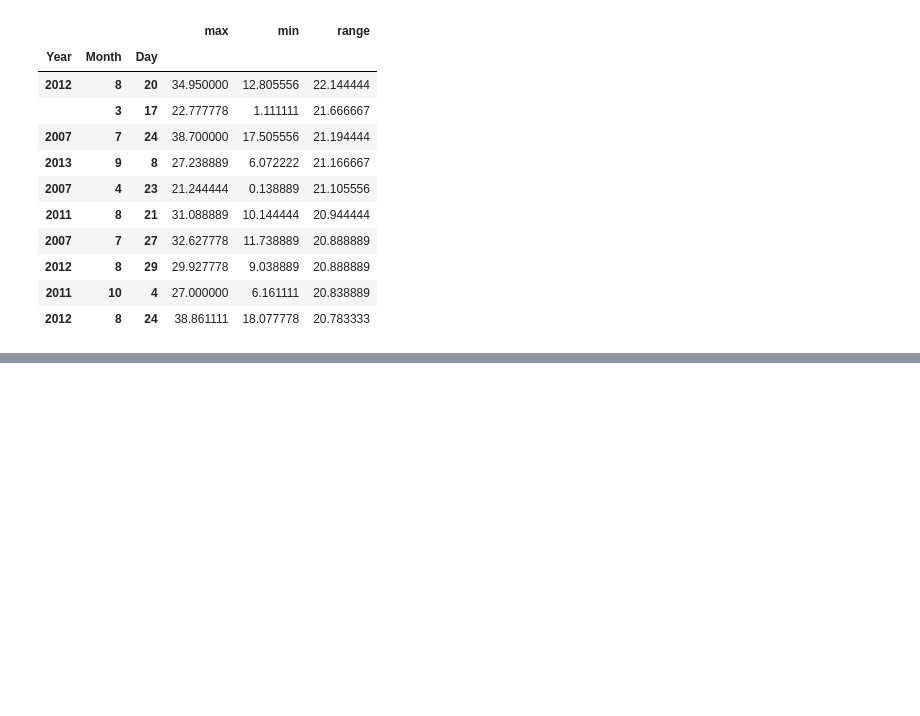
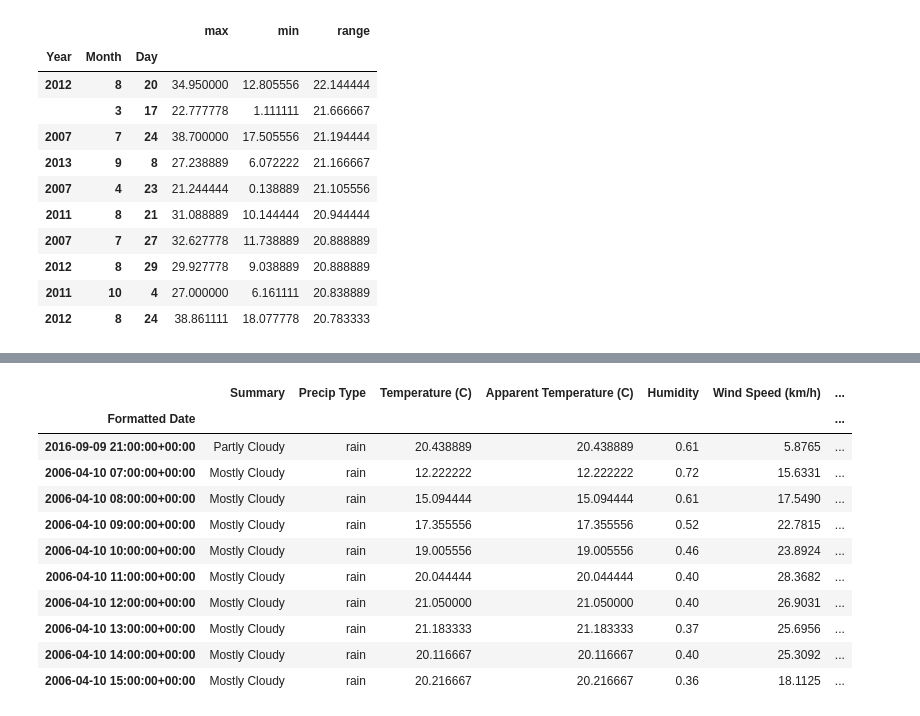
Before and after one commit to CMC-NCKH-2026/Weather_forcasting, a Jupyter notebook: notebooks/Data_Analysis.ipynb, the cells around one changed output, grey strips where cells are left out. Saved outputs shown, nothing was run; the diff lists cells and outputs as text; code cells hidden in the pictures; blank space fills up the shorter version.

```diff
--- a/notebooks/Data_Analysis.ipynb
+++ b/notebooks/Data_Analysis.ipynb
@@ -724,0 +886,17 @@ daily_temp_summary.sort_values(by='range', ascending=False).head(10)
+# %%
+#  Top 10 days with the largest difference (Apparent Temperature - Temperature) (days that felt the hottest/most humid compared to the actual).
+df['Chênh lệch nhiệt độ'] = abs(df['Temperature (C)'] - df['Apparent Temperature (C)'])
+df.sort_values(by = 'Chênh lệch nhiệt độ').head(10)
+# %% [output]
+|  | Summary | Precip Type | Temperature (C) | Apparent Temperature (C) | Humidity | Wind Speed (km/h) | ... |
+| Formatted Date |  |  |  |  |  |  | ... |
+| 2016-09-09 21:00:00+00:00 | Partly Cloudy | rain | 20.438889 | 20.438889 | 0.61 | 5.8765 | ... |
+| 2006-04-10 07:00:00+00:00 | Mostly Cloudy | rain | 12.222222 | 12.222222 | 0.72 | 15.6331 | ... |
+| 2006-04-10 08:00:00+00:00 | Mostly Cloudy | rain | 15.094444 | 15.094444 | 0.61 | 17.5490 | ... |
+| 2006-04-10 09:00:00+00:00 | Mostly Cloudy | rain | 17.355556 | 17.355556 | 0.52 | 22.7815 | ... |
+| 2006-04-10 10:00:00+00:00 | Mostly Cloudy | rain | 19.005556 | 19.005556 | 0.46 | 23.8924 | ... |
+| 2006-04-10 11:00:00+00:00 | Mostly Cloudy | rain | 20.044444 | 20.044444 | 0.40 | 28.3682 | ... |
+| 2006-04-10 12:00:00+00:00 | Mostly Cloudy | rain | 21.050000 | 21.050000 | 0.40 | 26.9031 | ... |
+| 2006-04-10 13:00:00+00:00 | Mostly Cloudy | rain | 21.183333 | 21.183333 | 0.37 | 25.6956 | ... |
+| 2006-04-10 14:00:00+00:00 | Mostly Cloudy | rain | 20.116667 | 20.116667 | 0.40 | 25.3092 | ... |
+| 2006-04-10 15:00:00+00:00 | Mostly Cloudy | rain | 20.216667 | 20.216667 | 0.36 | 18.1125 | ... |
```
Also changed, not shown: parts of 23 cells of this notebook, 1 other file.
